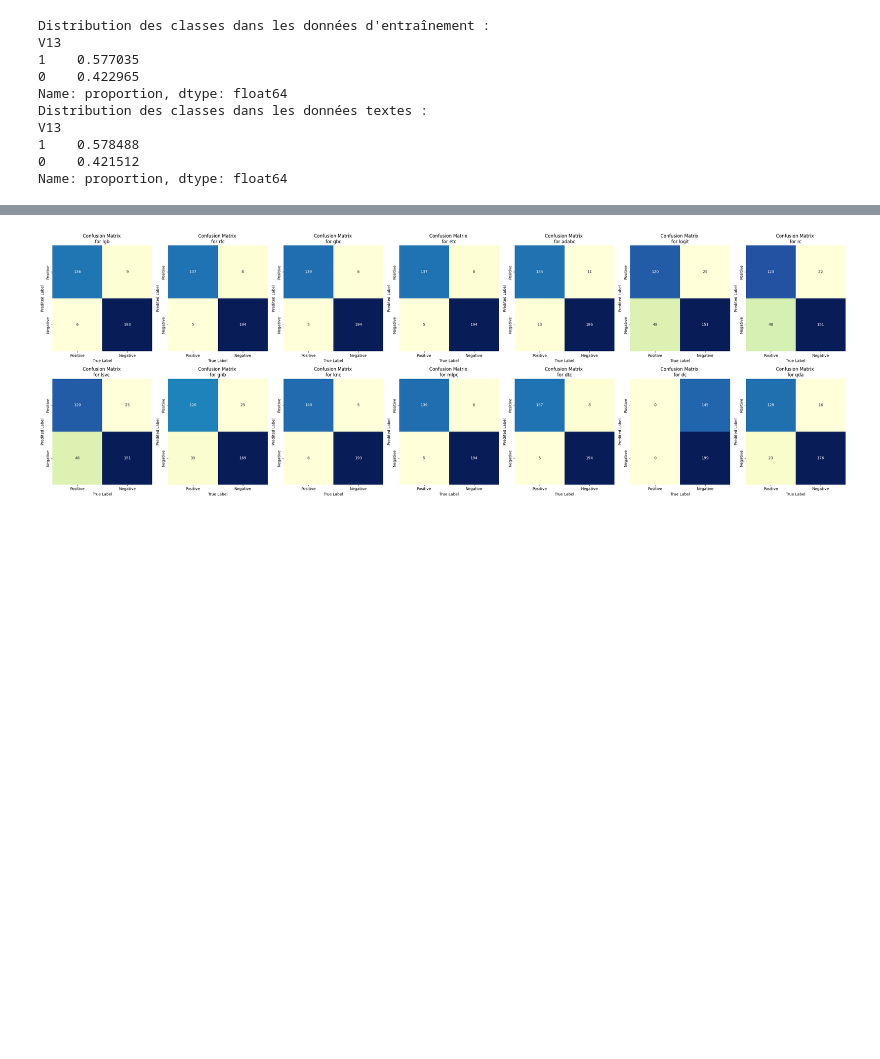
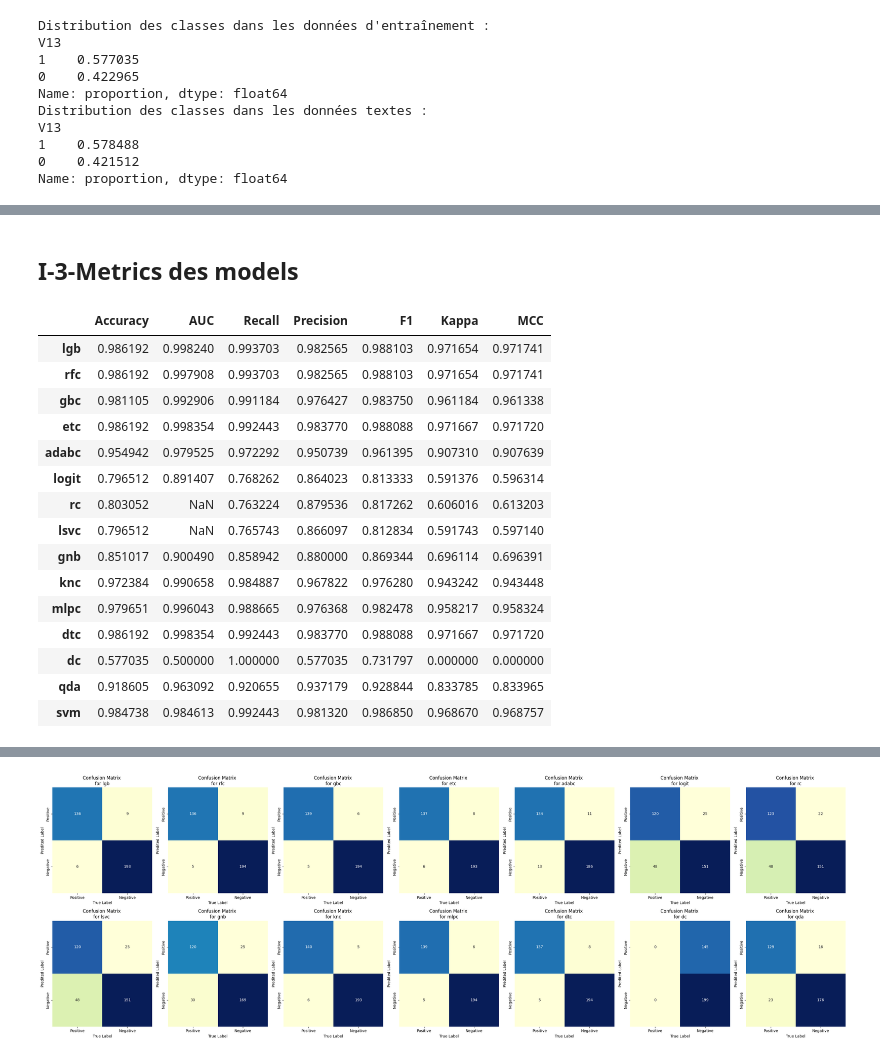
Before and after one commit to KokouNoe/muscoloskeletal_disorder_prediction, a Jupyter notebook: TMC_prediction.ipynb, the cells around one changed output, grey strips where cells are left out. Drawn from its saved outputs; the diff is of its cells as text; code cells hidden in the pictures; blank space fills up the shorter version.

```diff
--- a/TMC_prediction.ipynb
+++ b/TMC_prediction.ipynb
@@ -248,0 +314,24 @@ predictions_train=pd.DataFrame()
+# %% [markdown]
+## **I-3-Metrics des models**
+# %%
+# Création du DataFrame des résultats
+#df_results = pd.DataFrame(results, index=models.keys())
+df_results_train=pd.DataFrame(results_train,index=models.keys())
+df_results_train
+# %% [output]
+|  | Accuracy | AUC | Recall | Precision | F1 | Kappa | MCC |
+| lgb | 0.986192 | 0.998240 | 0.993703 | 0.982565 | 0.988103 | 0.971654 | 0.971741 |
+| rfc | 0.986192 | 0.997908 | 0.993703 | 0.982565 | 0.988103 | 0.971654 | 0.971741 |
+| gbc | 0.981105 | 0.992906 | 0.991184 | 0.976427 | 0.983750 | 0.961184 | 0.961338 |
+| etc | 0.986192 | 0.998354 | 0.992443 | 0.983770 | 0.988088 | 0.971667 | 0.971720 |
+| adabc | 0.954942 | 0.979525 | 0.972292 | 0.950739 | 0.961395 | 0.907310 | 0.907639 |
+| logit | 0.796512 | 0.891407 | 0.768262 | 0.864023 | 0.813333 | 0.591376 | 0.596314 |
+| rc | 0.803052 | NaN | 0.763224 | 0.879536 | 0.817262 | 0.606016 | 0.613203 |
+| lsvc | 0.796512 | NaN | 0.765743 | 0.866097 | 0.812834 | 0.591743 | 0.597140 |
+| gnb | 0.851017 | 0.900490 | 0.858942 | 0.880000 | 0.869344 | 0.696114 | 0.696391 |
+| knc | 0.972384 | 0.990658 | 0.984887 | 0.967822 | 0.976280 | 0.943242 | 0.943448 |
+| mlpc | 0.979651 | 0.996043 | 0.988665 | 0.976368 | 0.982478 | 0.958217 | 0.958324 |
+| dtc | 0.986192 | 0.998354 | 0.992443 | 0.983770 | 0.988088 | 0.971667 | 0.971720 |
+| dc | 0.577035 | 0.500000 | 1.000000 | 0.577035 | 0.731797 | 0.000000 | 0.000000 |
+| qda | 0.918605 | 0.963092 | 0.920655 | 0.937179 | 0.928844 | 0.833785 | 0.833965 |
+| svm | 0.984738 | 0.984613 | 0.992443 | 0.981320 | 0.986850 | 0.968670 | 0.968757 |
```
Also changed, not shown: parts of 23 cells of this notebook, 1 other file.
